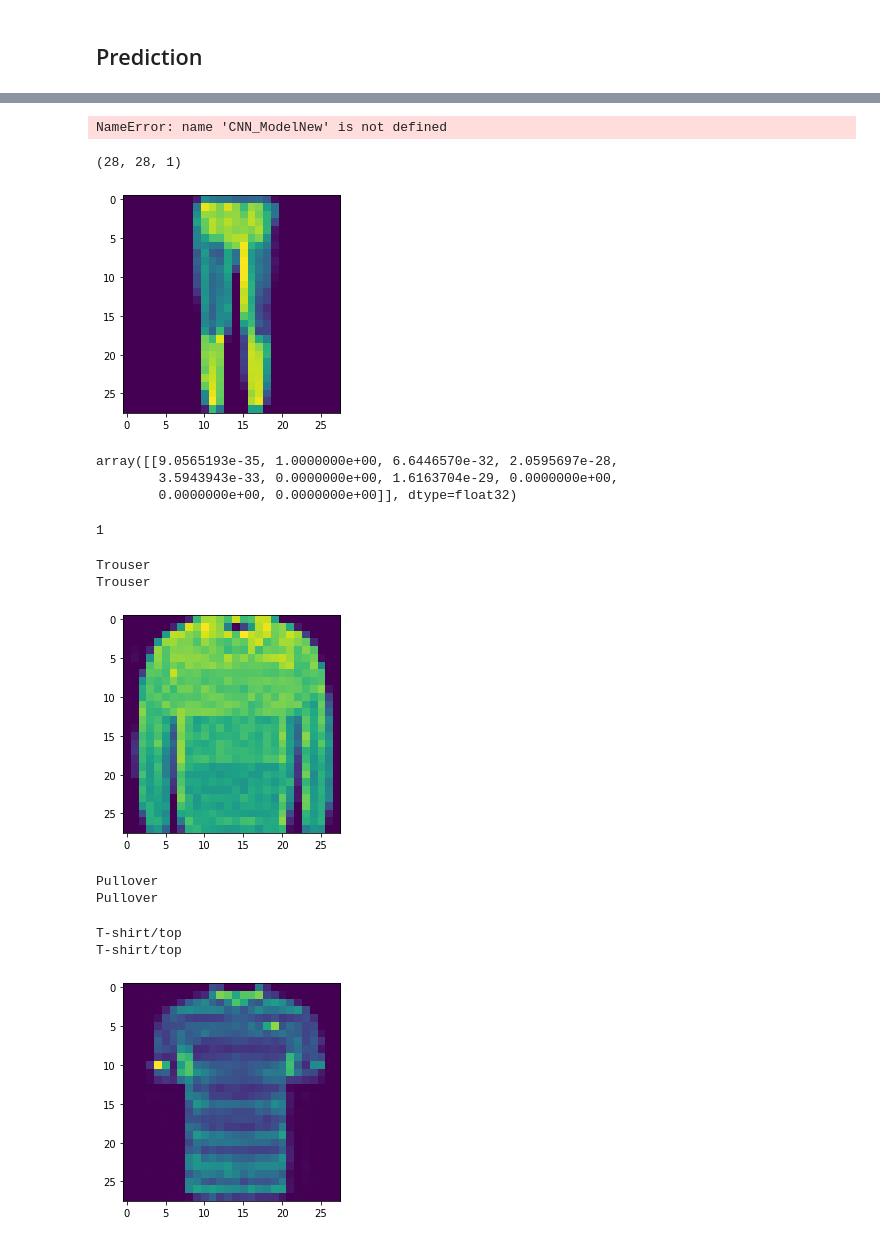
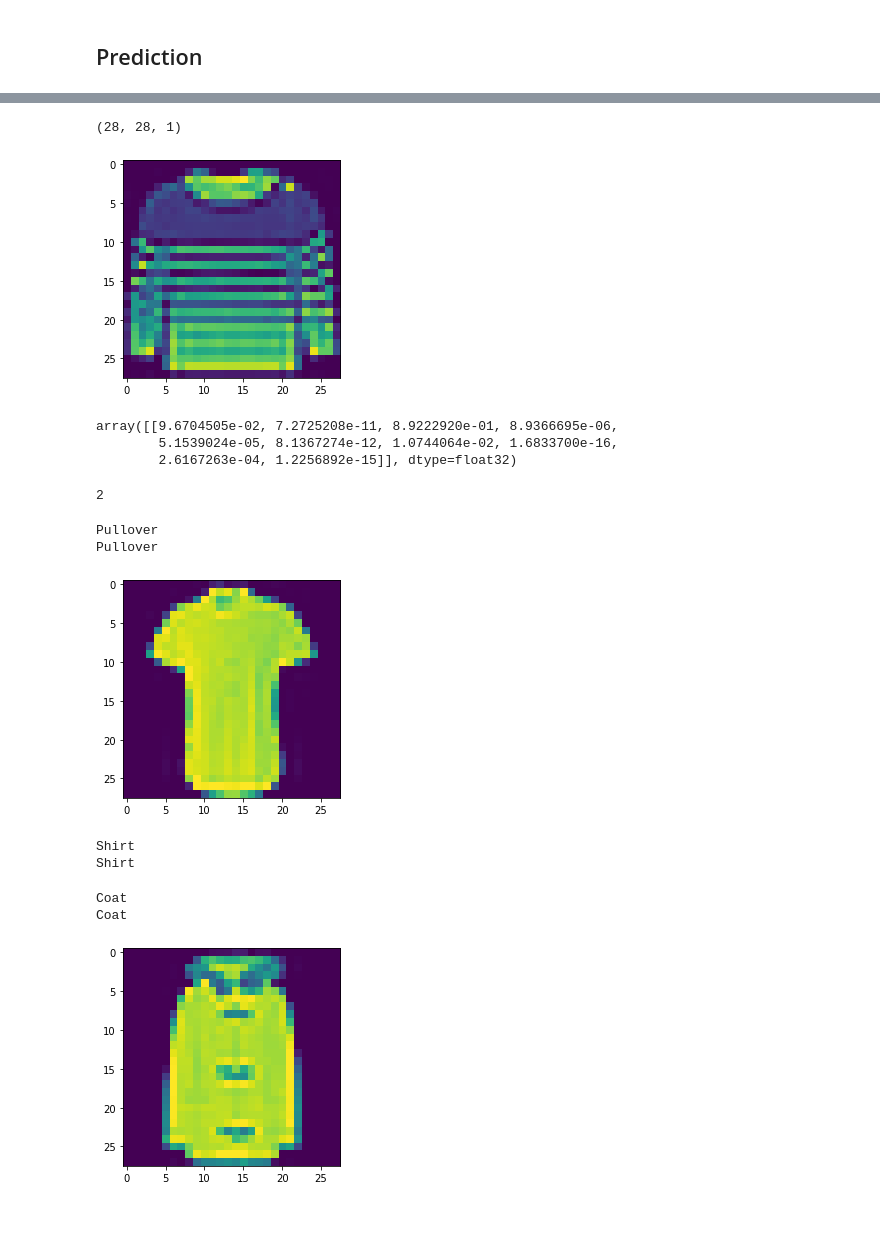
Before and after one commit to MMisirci/Data-Science-Projects, a Jupyter notebook: Image_Classification_CNN_Project/Image_Classification_CNN_Project.ipynb, the cells around one changed output, grey strips where cells are left out. Saved outputs shown, nothing was run; the diff lists cells and outputs as text; code cells hidden in the pictures.

```diff
--- a/Image_Classification_CNN_Project/Image_Classification_CNN_Project.ipynb
+++ b/Image_Classification_CNN_Project/Image_Classification_CNN_Project.ipynb
@@ -185,3 +173,3 @@ Let us separate 20% of the train set and use for validation purposes. The test s
 # %%
 from sklearn.model_selection import train_test_split
-X_train, X_val, y_train, y_val = train_test_split(X_train, y_train, test_size=0.2, random_state=2018)
+X_test, X_val, y_test, y_val = train_test_split(X_test, y_test, test_size=0.4, random_state=2018)
@@ -564,7 +550,5 @@ ModuleNotFoundError: No module named 'tensorflow'
 # %%
-model = load_model('CNN_ModelNew.h5')
+model = load_model('CNN_ModelNew2.h5')
-# %% [output]
-NameError: name 'CNN_ModelNew' is not defined
 # %%
 my_sample = X_test[3]
 # %%
@@ -574,46 +558,46 @@ my_sample.shape
 # %%
 plt.imshow(my_sample.reshape(28,28));
 # %% [output]
-[figure, old version]
+[figure, new version]
 # %%
 pred_prob = model.predict(my_sample.reshape(1,28,28,1))
 pred_prob
 # %% [output]
-array([[9.0565193e-35, 1.0000000e+00, 6.6446570e-32, 2.0595697e-28,
-        3.5943943e-33, 0.0000000e+00, 1.6163704e-29, 0.0000000e+00,
-        0.0000000e+00, 0.0000000e+00]], dtype=float32)
+array([[9.6704505e-02, 7.2725208e-11, 8.9222920e-01, 8.9366695e-06,
+        5.1539024e-05, 8.1367274e-12, 1.0744064e-02, 1.6833700e-16,
+        2.6167263e-04, 1.2256892e-15]], dtype=float32)
 # %%
 y_pred = np.argmax(pred_prob)
 y_pred
 # %% [output]
-1
+2
 # %%
 print(classes[np.argmax(y_test[3])])
 print(classes[y_pred])
 # %% [output]
-Trouser
-Trouser
+Pullover
+Pullover
 # %%
 my_sample = X_test[20]
 plt.imshow(my_sample.reshape(28,28));
 # %% [output]
-[figure, old version]
+[figure, new version]
 # %%
 pred_prob = model.predict(my_sample.reshape(1,28,28,1))
 y_pred = np.argmax(pred_prob)
 print(classes[np.argmax(y_test[20])])
 print(classes[y_pred])
 # %% [output]
-Pullover
-Pullover
+Shirt
+Shirt
 # %%
-my_sample = X_test[35]
+my_sample = X_test[2999]
 plt.imshow(my_sample.reshape(28,28));
 pred_prob = model.predict(my_sample.reshape(1,28,28,1))
 y_pred = np.argmax(pred_prob)
-print(classes[np.argmax(y_test[35])])
+print(classes[np.argmax(y_test[2999])])
 print(classes[y_pred])
 # %% [output]
-T-shirt/top
-T-shirt/top
+Coat
+Coat
-[figure, old version]
+[figure, new version]
```
Also changed, not shown: parts of 28 cells of this notebook, 2 other files.
